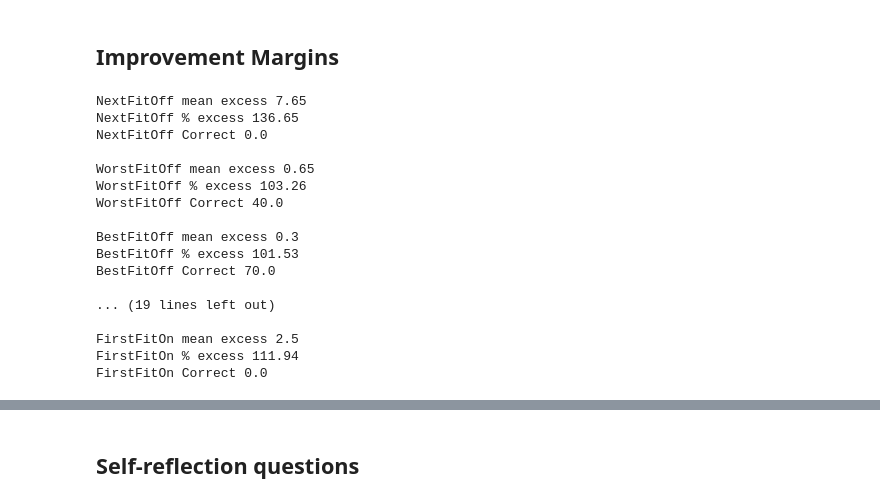
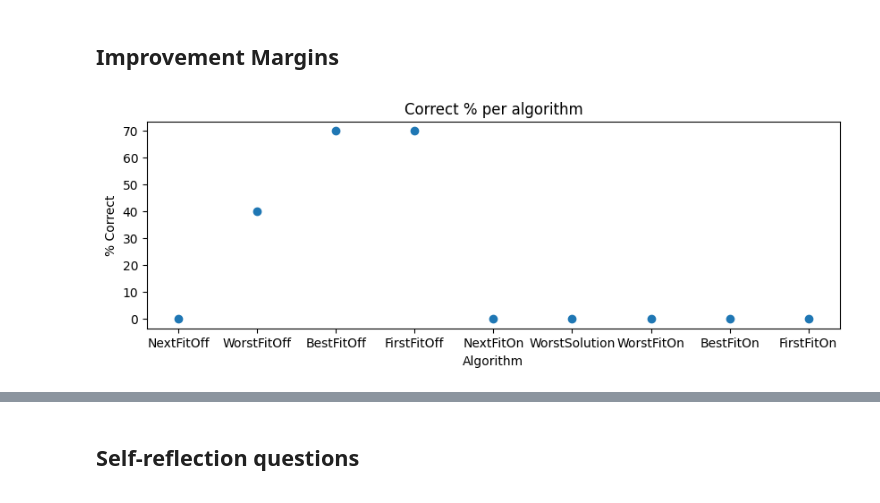
Before and after one commit to jinalkast/Bin-Packing, a Jupyter notebook: report.ipynb, the cells around one changed output, grey strips where cells are left out. Saved outputs shown, nothing was run; the diff lists cells and outputs as text; code cells hidden in the pictures.

Commit message:
Added graphing libraries for improvement margins

```diff
--- a/report.ipynb
+++ b/report.ipynb
@@ -206,22 +161,17 @@ ONLINE_STRATEGIES = [
 ]
 
 cases = list_case_files(CASES)
-run_analyze_correctness(cases, OFFLINE_STRATEGIES + ONLINE_STRATEGIES)
+[avg_excess,correct_percentage] = run_analyze_correctness(cases, OFFLINE_STRATEGIES + ONLINE_STRATEGIES)
+# for funcName in avg_excess:
+#     print(f'{funcName} mean excess {avg_excess[funcName]}')
+#     print(f'{funcName} Correct % = {correct_percentage[funcName]}')
+#     print()
-# %% [output]
-NextFitOff mean excess 7.65
-NextFitOff % excess 136.65
-NextFitOff Correct 0.0
-
-WorstFitOff mean excess 0.65
-WorstFitOff % excess 103.26
-WorstFitOff Correct 40.0
-
-BestFitOff mean excess 0.3
-BestFitOff % excess 101.53
-BestFitOff Correct 70.0
-
-... (19 lines left out)
-
-FirstFitOn mean excess 2.5
-FirstFitOn % excess 111.94
-FirstFitOn Correct 0.0
+# %%
+plt.figure(figsize=(10,3))
+plt.scatter([i for i in correct_percentage], correct_percentage.values())
+plt.xlabel('Algorithm')
+plt.ylabel('% Correct')
+plt.title('Correct % per algorithm')
+plt.show()
+# %% [output]
+[figure, added]
```
Also changed, not shown: parts of 19 cells of this notebook, 4 other files.
